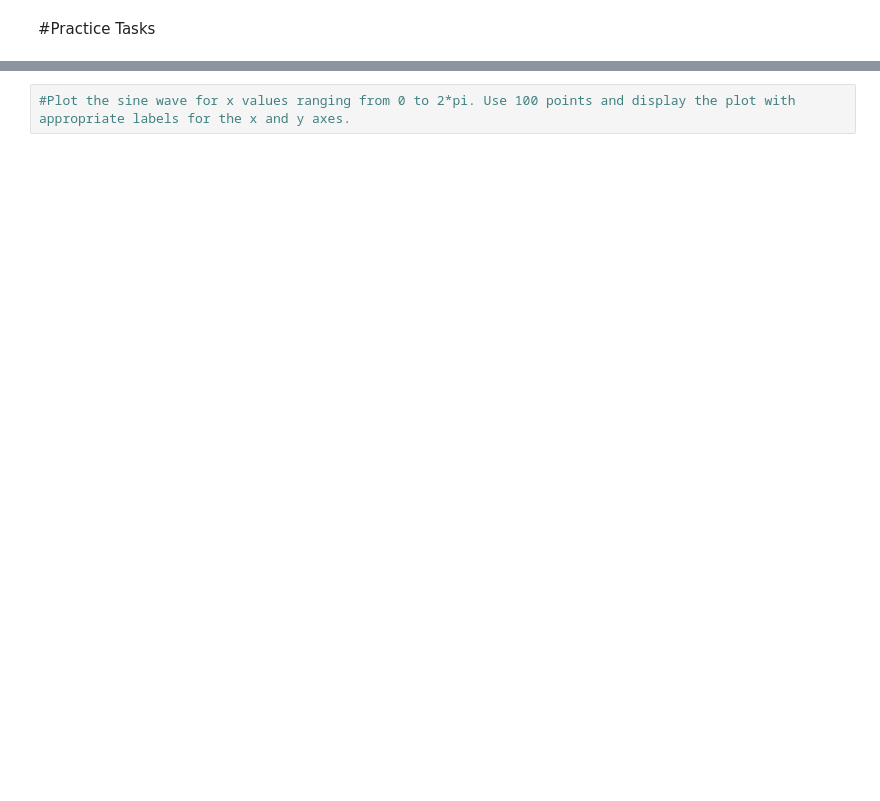
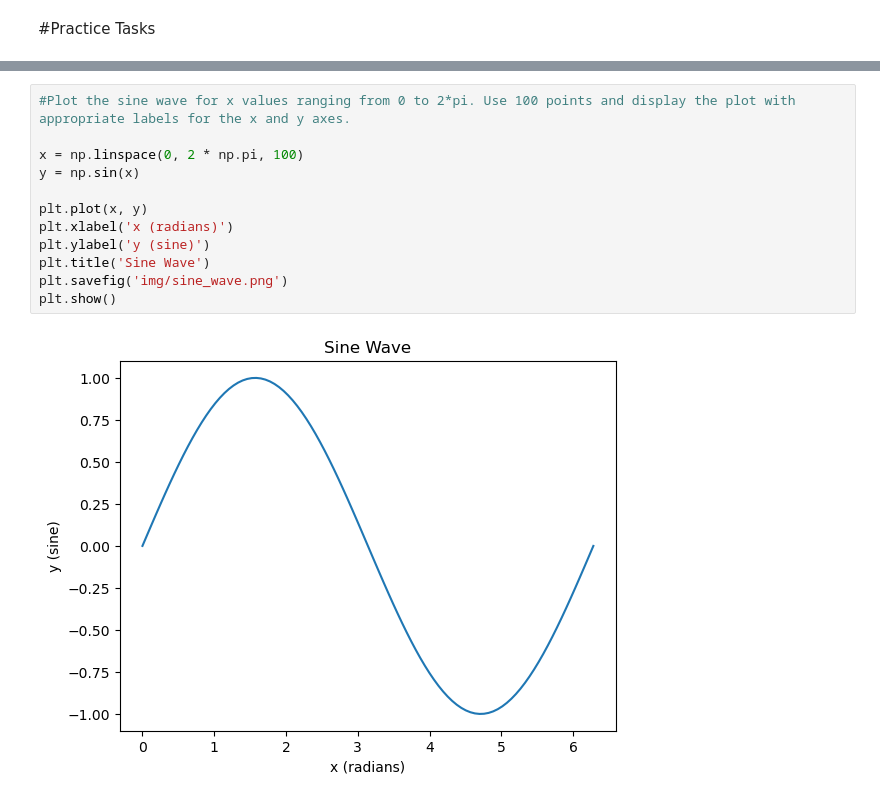
Before and after one commit to zeenat-mustafa/AI-Bootcamp, a Jupyter notebook: Week_2/Day_2/Numpy_and_Plotting.ipynb, the cells around one changed output, grey strips where cells are left out. Cells and saved outputs as stored; diff of their text form; blank space fills up the shorter version.

Commit message:
Completed the Week 2, Day 2 Numpy_and_Plotting task

```diff
--- a/Week_2/Day_2/Numpy_and_Plotting.ipynb
+++ b/Week_2/Day_2/Numpy_and_Plotting.ipynb
@@ -714,4 +792,16 @@ print(np.linalg.matrix_rank(A), np.linalg.matrix_rank(I), np.linalg.matrix_rank(
 # %%
 #Plot the sine wave for x values ranging from 0 to 2*pi. Use 100 points and display the plot with appropriate labels for the x and y axes.
+
+x = np.linspace(0, 2 * np.pi, 100)
+y = np.sin(x)
+
+plt.plot(x, y)
+plt.xlabel('x (radians)')
+plt.ylabel('y (sine)')
+plt.title('Sine Wave')
+plt.savefig('img/sine_wave.png')
+plt.show()
+# %% [output]
+[figure, added]
 # %%
 #Create a 2x2 subplot layout in Matplotlib and display the following in each subplot:
```
Also changed, not shown: parts of 24 cells of this notebook, 3 other files.
